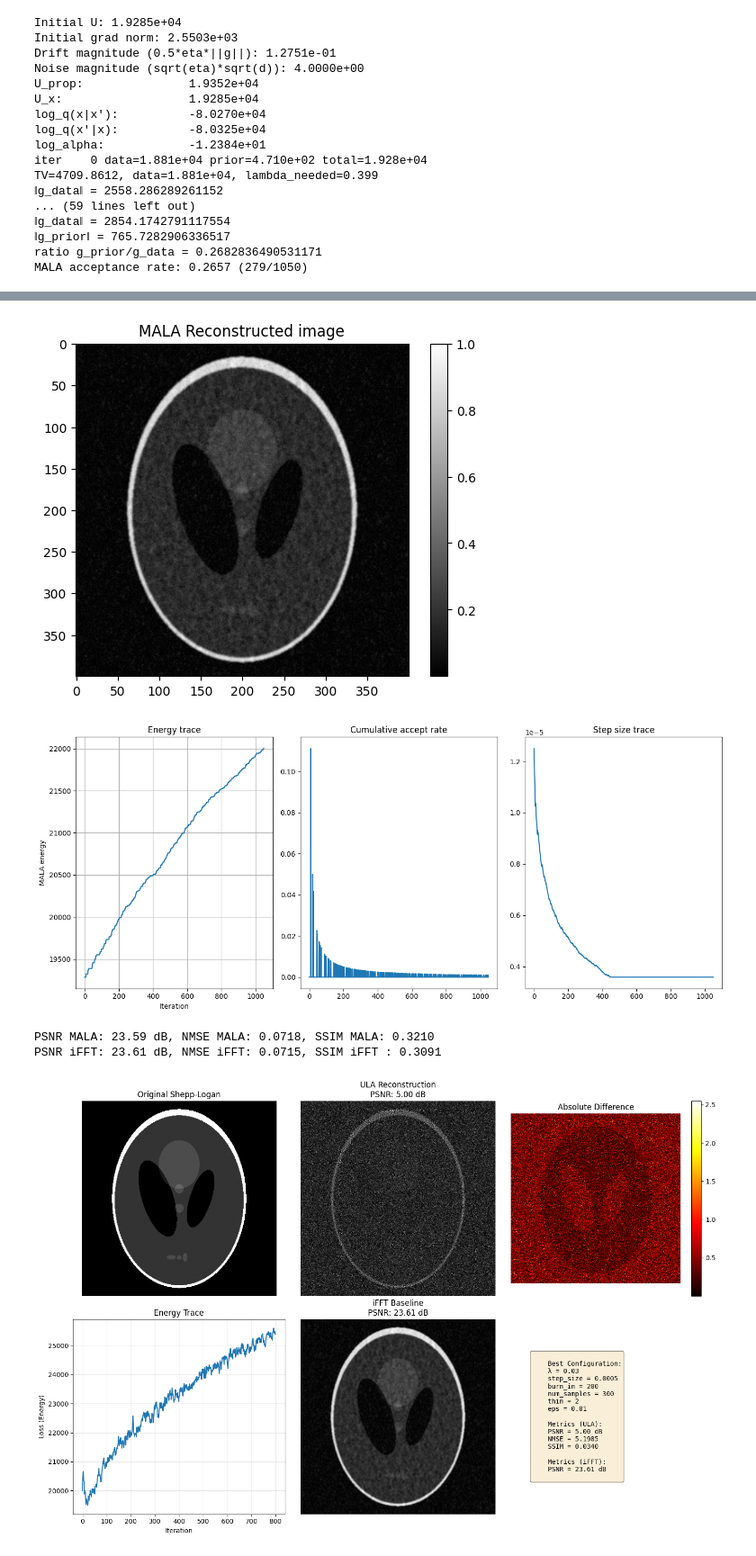
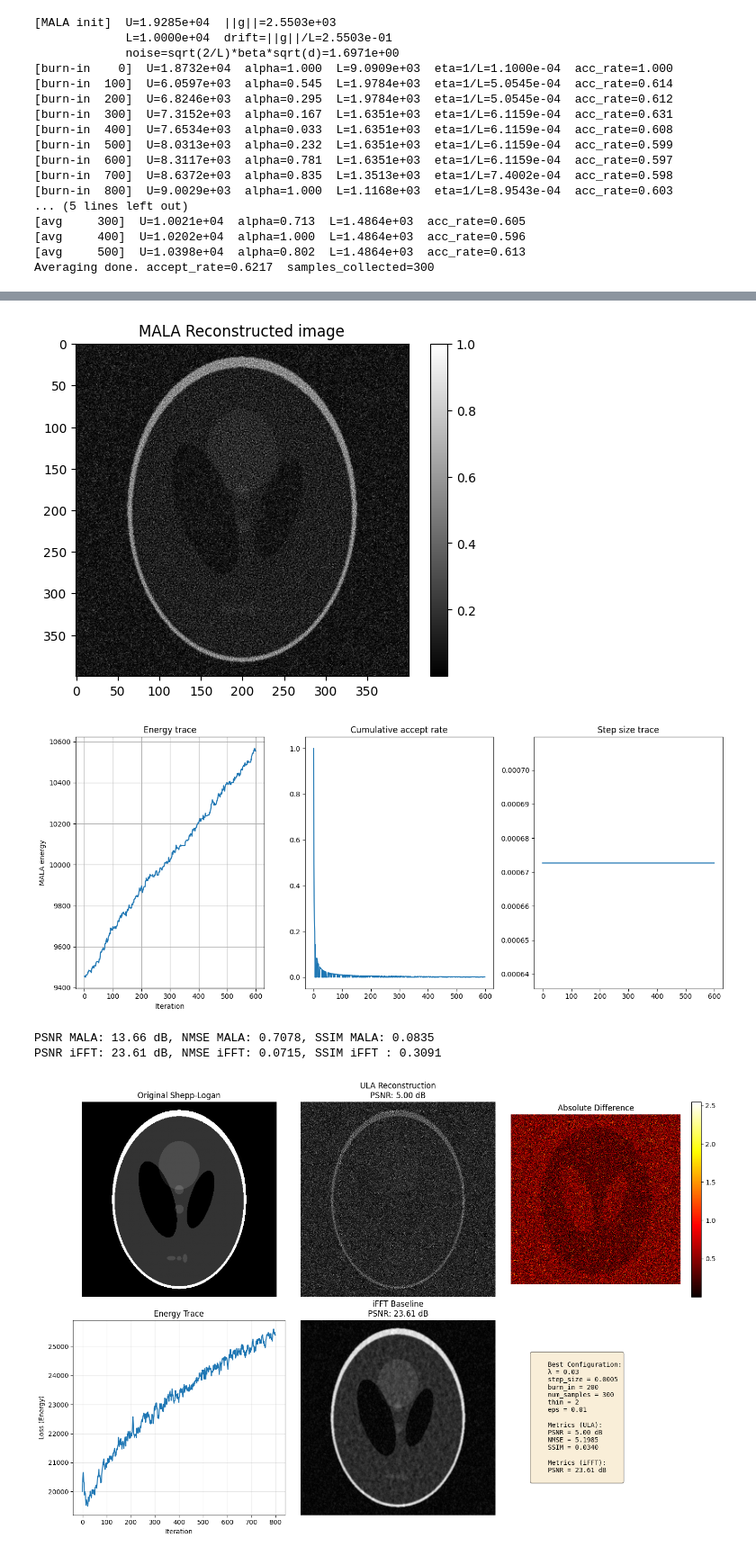
Before and after one commit to jkostaa/bachelor-thesis, a Jupyter notebook: notebooks/shepp_logan_test.ipynb, the cells around one changed output, grey strips where cells are left out. Shown at 90% size. Drawn from its saved outputs; the diff is of its cells as text; code cells hidden in the pictures.

```diff
--- a/notebooks/shepp_logan_test.ipynb
+++ b/notebooks/shepp_logan_test.ipynb
@@ -14,7 +14,7 @@ from utilities.masks import (
 from utilities.metrics import ssim, nmse, psnr
 from MAP.map_tv_minimize import MAPEstimator
 from MMSE.mmse_ula import MMSEEstimatorULA
-from MMSE.mmse_mala import MMSEEstimatorMALA
+from MMSE.mmse_mala_new import MMSEEstimatorMALA
 
 # load image
 shepp_logan = ski.data.shepp_logan_phantom() # has values [0,1]
@@ -150,10 +150,10 @@ plt.show()
 #####################################################################
 # MALA
 #####################################################################
-mala_estimator = MMSEEstimatorMALA(vd_mask_shift_corrected, sigma_noise, 0.1, 1e-2, 1e-4, 450, 2, 300) # used previously (0.005, 20*0.1, 1e-2, 1e-4, 350, 2, 200)
+mala_estimator = MMSEEstimatorMALA(vd_mask_shift_corrected, sigma_noise, 0.1, 1e-2, 1e4, 1000, 2, 300, beta=0.3) # used previously (0.005, 20*0.1, 1e-2, 1e-4, 350, 2, 200)
 
 # The right clip_grad value should be roughly sqrt(d) / sqrt(eta) ~ 256 / 0.01 = 25600 for noise-drift balance
-samples_kept, energies, step_trace, accept_trace = mala_estimator.mala_sampling(y, debug=True, clip_grad=500.0)
+samples_kept, energies, step_trace, accept_trace = mala_estimator.mala_sampling(y, debug=True, freeze_L_after_burnin=True)
 mala_mmse = mala_estimator.compute_mmse_estimate(samples_kept)
 
 # Target
@@ -175,53 +175,53 @@ plt.show()
 # MALA graphs
 plt.figure(figsize=(14,6))
 plt.subplot(1,3,1)
 plt.plot(energies)
 plt.title('Energy trace')
 plt.xlabel("Iteration")
 plt.ylabel("MALA energy")
 plt.grid(True)
 plt.subplot(1,3,2)
 plt.plot(accept_trace / (np.arange(len(accept_trace))+1))
 plt.title('Cumulative accept rate')
 plt.subplot(1,3,3)
 plt.plot(step_trace)
 plt.title('Step size trace')
 plt.tight_layout()
 plt.show()
 
 psnr_mala = psnr(mala_mmse.real, shepp_logan)
 nmse_mala = nmse(mala_mmse.real, shepp_logan)
 ssim_mala = ssim(mala_mmse.real, shepp_logan)
 print(f"PSNR MALA: {psnr_mala:.2f} dB, NMSE MALA: {nmse_mala:.4f}, SSIM MALA: {ssim_mala:.4f}")
 
 psnr_ifft = psnr(np.abs(np.fft.ifft2(y, norm='ortho')), shepp_logan)
 nmse_ifft = nmse(np.abs(np.fft.ifft2(y, norm='ortho')), shepp_logan)
 ssim_ifft = ssim(np.abs(np.fft.ifft2(y, norm='ortho')), shepp_logan)
 print(f"PSNR iFFT: {psnr_ifft:.2f} dB, NMSE iFFT: {nmse_ifft:.4f}, SSIM iFFT : {ssim_ifft:.4f}")
 # %% [output]
 [figure]
-Initial U: 1.9285e+04
-Initial grad norm: 2.5503e+03
-Drift magnitude (0.5*eta*||g||): 1.2751e-01
-Noise magnitude (sqrt(eta)*sqrt(d)): 4.0000e+00
-U_prop:               1.9352e+04
-U_x:                  1.9285e+04
-log_q(x|x'):          -8.0270e+04
-log_q(x'|x):          -8.0325e+04
-log_alpha:            -1.2384e+01
-iter    0 data=1.881e+04 prior=4.710e+02 total=1.928e+04
-TV=4709.8612, data=1.881e+04, lambda_needed=0.399
-‖g_data‖ = 2558.286289261152
-... (59 lines left out)
-‖g_data‖ = 2854.1742791117554
-‖g_prior‖ = 765.7282906336517
-ratio g_prior/g_data = 0.2682836490531171
-MALA acceptance rate: 0.2657 (279/1050)
+[MALA init]  U=1.9285e+04  ||g||=2.5503e+03
+             L=1.0000e+04  drift=||g||/L=2.5503e-01
+             noise=sqrt(2/L)*beta*sqrt(d)=1.6971e+00
+[burn-in    0]  U=1.8732e+04  alpha=1.000  L=9.0909e+03  eta=1/L=1.1000e-04  acc_rate=1.000
+[burn-in  100]  U=6.0597e+03  alpha=0.545  L=1.9784e+03  eta=1/L=5.0545e-04  acc_rate=0.614
+[burn-in  200]  U=6.8246e+03  alpha=0.295  L=1.9784e+03  eta=1/L=5.0545e-04  acc_rate=0.612
+[burn-in  300]  U=7.3152e+03  alpha=0.167  L=1.6351e+03  eta=1/L=6.1159e-04  acc_rate=0.631
+[burn-in  400]  U=7.6534e+03  alpha=0.033  L=1.6351e+03  eta=1/L=6.1159e-04  acc_rate=0.608
+[burn-in  500]  U=8.0313e+03  alpha=0.232  L=1.6351e+03  eta=1/L=6.1159e-04  acc_rate=0.599
+[burn-in  600]  U=8.3117e+03  alpha=0.781  L=1.6351e+03  eta=1/L=6.1159e-04  acc_rate=0.597
+[burn-in  700]  U=8.6372e+03  alpha=0.835  L=1.3513e+03  eta=1/L=7.4002e-04  acc_rate=0.598
+[burn-in  800]  U=9.0029e+03  alpha=1.000  L=1.1168e+03  eta=1/L=8.9543e-04  acc_rate=0.603
+... (5 lines left out)
+[avg     300]  U=1.0021e+04  alpha=0.713  L=1.4864e+03  acc_rate=0.605
+[avg     400]  U=1.0202e+04  alpha=1.000  L=1.4864e+03  acc_rate=0.596
+[avg     500]  U=1.0398e+04  alpha=0.802  L=1.4864e+03  acc_rate=0.613
+Averaging done. accept_rate=0.6217  samples_collected=300
 [figure]
 [figure]
-[figure, old version]
+[figure, new version]
-[figure, old version]
+[figure, new version]
-PSNR MALA: 23.59 dB, NMSE MALA: 0.0718, SSIM MALA: 0.3210
+PSNR MALA: 13.66 dB, NMSE MALA: 0.7078, SSIM MALA: 0.0835
 PSNR iFFT: 23.61 dB, NMSE iFFT: 0.0715, SSIM iFFT : 0.3091
 # %%
 # Visualize best result
```
Also changed, not shown: 1 other file.
